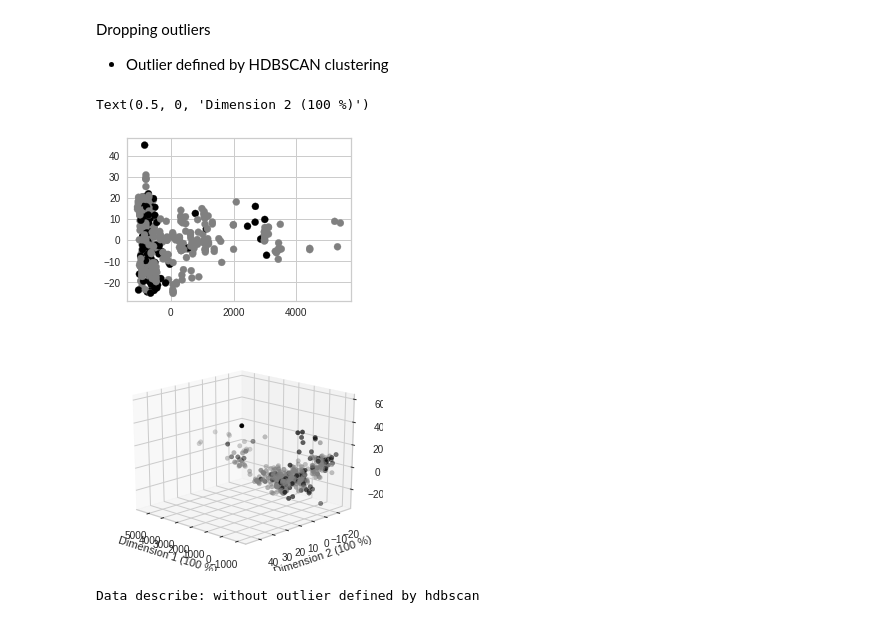
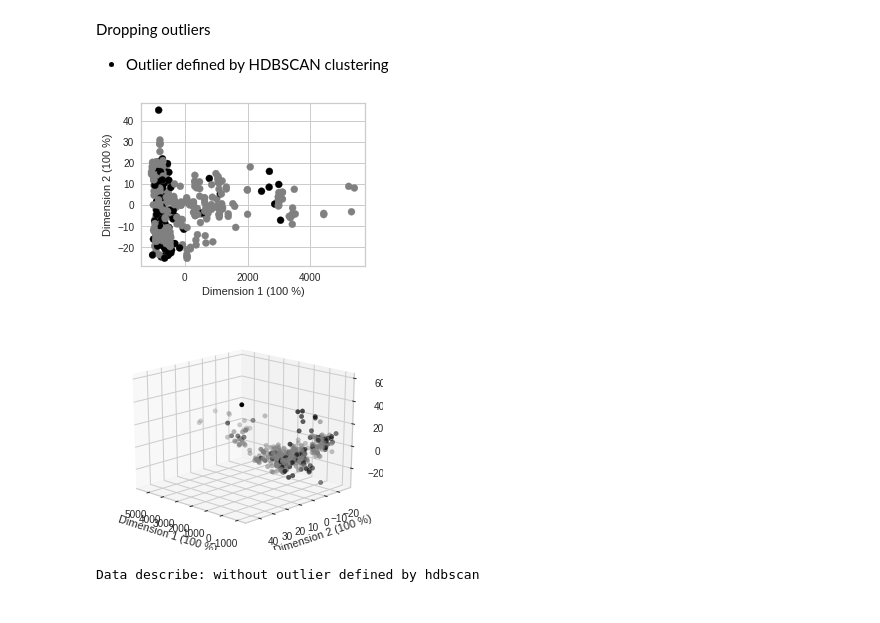
Before and after one commit to raquelcandido/Real_Estate, a Jupyter notebook: RealEstate_price_prediction.ipynb, the cells around one changed output. Drawn from its saved outputs; the diff is of its cells as text; code cells hidden in the pictures.

```diff
--- a/RealEstate_price_prediction.ipynb
+++ b/RealEstate_price_prediction.ipynb
@@ -78,11 +91,11 @@ data.head(3)
 Data distribution (2D and 3D plots)
 # %%
 #data plot (2D and 3D)
-def data_scatter(data_, pca, n_dim, ax):
+def data_scatter(data_, pca, n_dim, ax, color):
   if(n_dim == 2):
-    plt.scatter(data_[:,0], data_[:,1], color='grey')    #plot 2D
+    plt.scatter(data_[:,0], data_[:,1], color=color)    #plot 2D
   else:
-    ax.scatter(data_[:,0], data_[:,1], data_[:,2], color='grey')  #plot 3D
+    ax.scatter(data_[:,0], data_[:,1], data_[:,2], color=color)  #plot 3D
     ax.set_zlabel('Dimension 3 (%.f %%)' % (round(pca.explained_variance_ratio_.cumsum()[2], 2)*100)) #third principal component
   plt.xlabel('Dimension 1 (%.f %%)' % (round(pca.explained_variance_ratio_.cumsum()[0], 2)*100)) #first principal component
   plt.ylabel('Dimension 2 (%.f %%)' % (round(pca.explained_variance_ratio_.cumsum()[1], 2)*100)) #second principal component
@@ -94,12 +107,12 @@ data_ = pca.fit_transform(data)
 
 #2D data plot
 ax = plt.figure(figsize=(4, 3))
-data_scatter(data_, pca, 2, ax)
+data_scatter(data_, pca, 2, ax, 'grey')
 
 #3D data plot
 fig = plt.figure(figsize=(4, 3))
 ax = Axes3D(fig, rect=[0, 0, .95, 1], elev=20, azim=134)
-data_scatter(data_, pca, 3, ax)
+data_scatter(data_, pca, 3, ax, 'grey')
 # %% [output]
 [figure]
 [figure]
@@ -155,40 +168,32 @@ Dropping outliers
 # %%
 #HDBSCAN clustering
 hdb = HDBSCAN(min_cluster_size=2).fit(data)
 hdb_pred = hdb.labels_
 
+#data color
+col_cl = ['grey'] * len(hdb_pred)
 
 #defining outlier
 index_outlier = []
 for i, out in zip(range(len(data)), hdb_pred):
   if out == -1:
-    index_outlier.append(i)
+    index_outlier.append(i)   #index of data defined as outlier
+    col_cl[i] = 'black'       #outlier defined as black
 
 
 #data visualization - 2D
-fig = plt.figure(figsize=(4, 3))
+ax = plt.figure(figsize=(4, 3))
+data_scatter(data_, pca, 2, ax, col_cl)
 
-#hdbscan plot color
-#outliers color (as black)
-#col_cl = cm.Set2(hdb_pred.astype(float) / np.max(hdb_pred))
-col_cl = ['grey'] * len(hdb_pred)
-for k, i in zip(hdb_pred, range(len(hdb_pred))):
-  if k == -1:                            #outliers in "-1" group defined as black
-    col_cl[i] = np.array([0, 0, 0, 1])
-
-plt.scatter(data_[:,0], data_[:,1], color=col_cl)    #plot 2D
+plt.show()
 
 
 #3D data plot
 fig = plt.figure(figsize=(4, 3))
 ax = Axes3D(fig, rect=[0, 0, .95, 1], elev=20, azim=134)
-ax.scatter(data_[:,0], data_[:,1], data_[:,2], color=col_cl)  #plot 3D
-ax.set_zlabel('Dimension 3 (%.f %%)' % (round(pca.explained_variance_ratio_.cumsum()[2], 2)*100)) #third principal component
-plt.xlabel('Dimension 1 (%.f %%)' % (round(pca.explained_variance_ratio_.cumsum()[0], 2)*100)) #first principal component
-plt.ylabel('Dimension 2 (%.f %%)' % (round(pca.explained_variance_ratio_.cumsum()[1], 2)*100)) #second principal component
+data_scatter(data_, pca, 3, ax, col_cl)
 # %% [output]
-Text(0.5, 0, 'Dimension 2 (100 %)')
-[figure, old version]
+[figure, new version]
 [figure]
 # %%
 #visualizing new data (without outliers)
```
Also changed, not shown: parts of 42 cells of this notebook.
